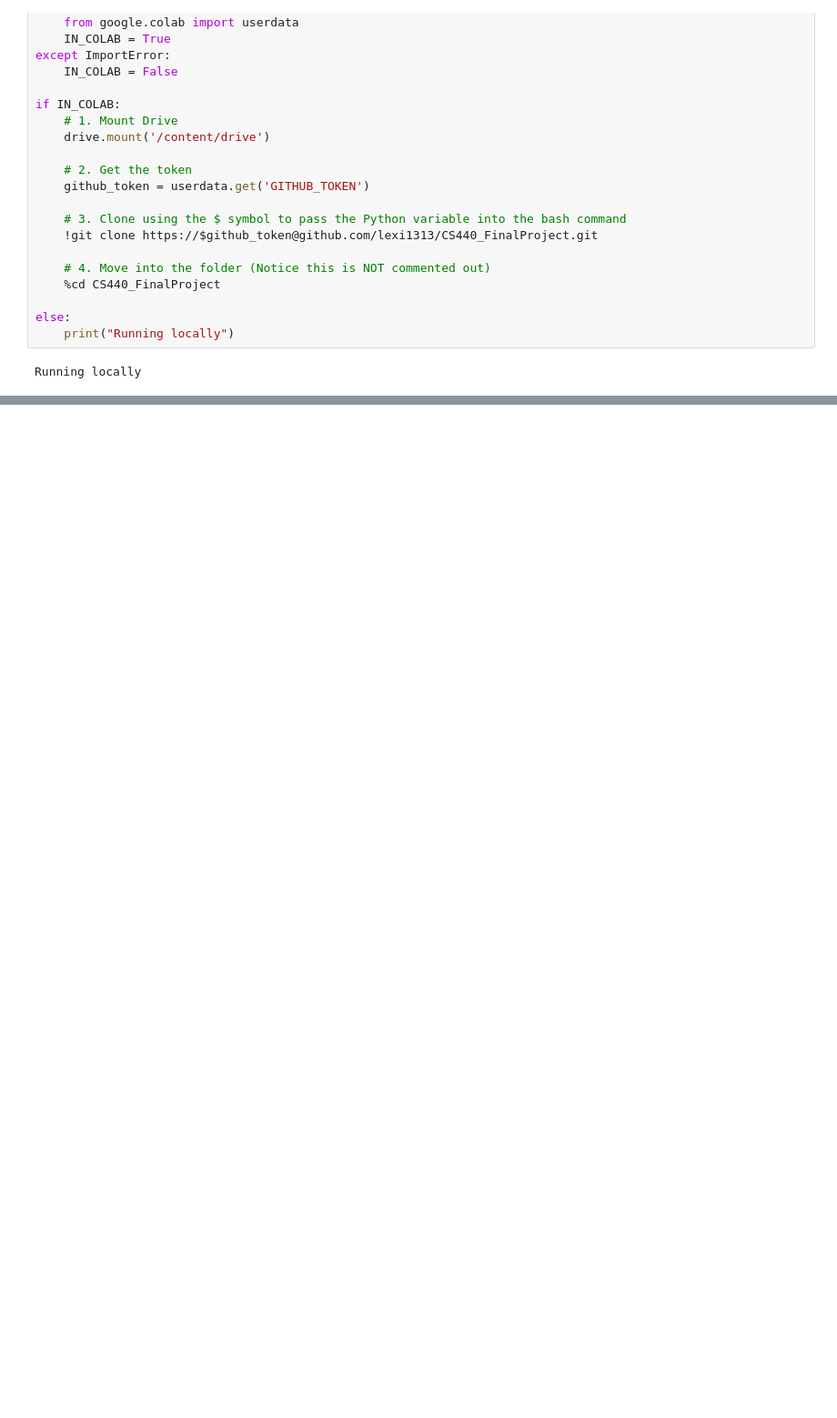
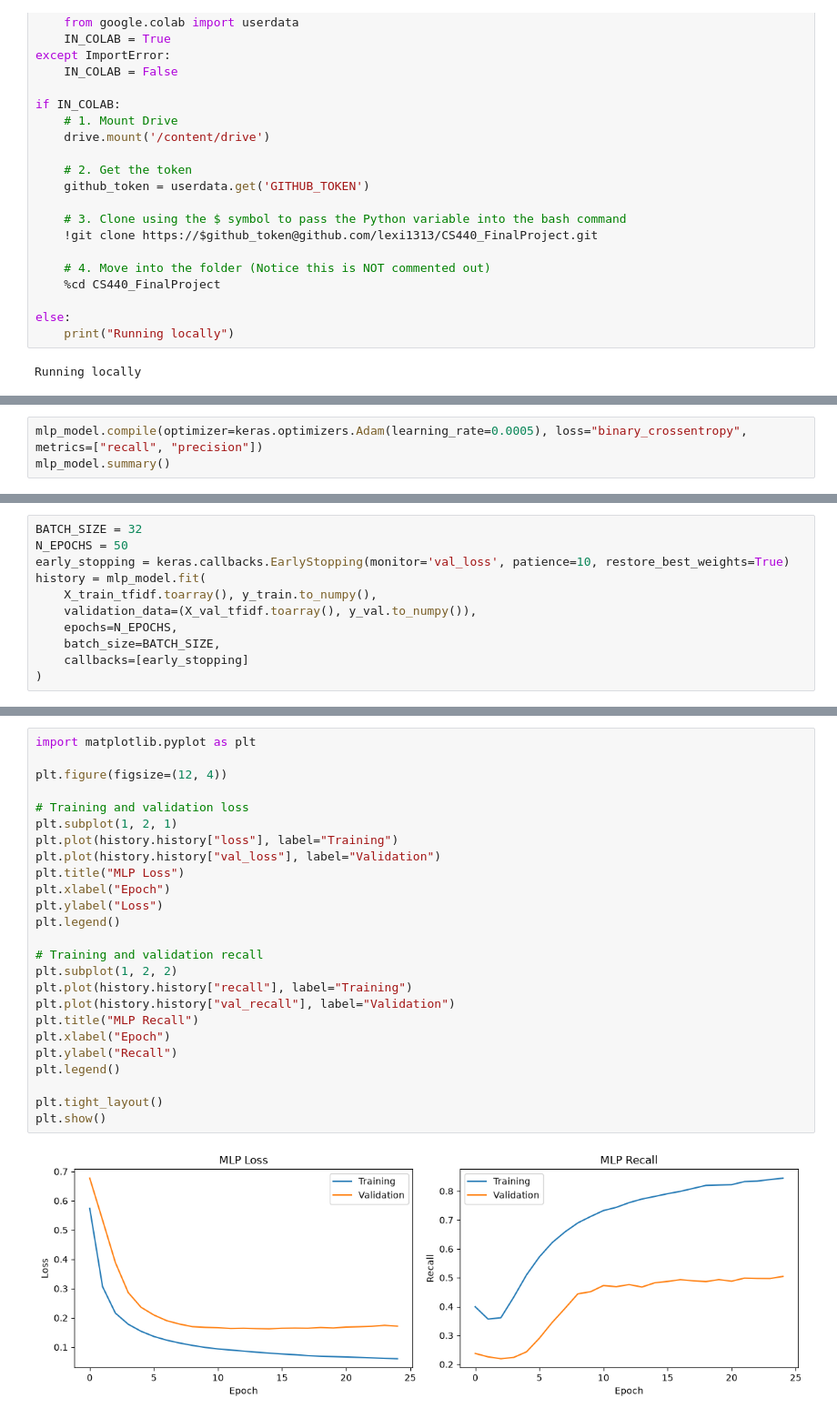
Before and after one commit to lexi1313/CS440_FinalProject, a Jupyter notebook: CS440_FinalProject.ipynb, the cells around one changed output, grey strips where cells are left out. Shown at 91% size. Saved outputs shown, nothing was run; the diff lists cells and outputs as text; blank space fills up the shorter version.

```diff
--- a/CS440_FinalProject.ipynb
+++ b/CS440_FinalProject.ipynb
@@ -76,0 +194,3 @@ Metrics written to rf_metrics.json
+# %%
+mlp_model.compile(optimizer=keras.optimizers.Adam(learning_rate=0.0005), loss="binary_crossentropy", metrics=["recall", "precision"])
+mlp_model.summary()
@@ -76,0 +219,11 @@ Metrics written to rf_metrics.json
+# %%
+BATCH_SIZE = 32
+N_EPOCHS = 50
+early_stopping = keras.callbacks.EarlyStopping(monitor='val_loss', patience=10, restore_best_weights=True)
+history = mlp_model.fit(
+    X_train_tfidf.toarray(), y_train.to_numpy(),
+    validation_data=(X_val_tfidf.toarray(), y_val.to_numpy()),
+    epochs=N_EPOCHS,
+    batch_size=BATCH_SIZE,
+    callbacks=[early_stopping]
+)
@@ -76,0 +248,27 @@ Metrics written to rf_metrics.json
+# %%
+import matplotlib.pyplot as plt
+
+plt.figure(figsize=(12, 4))
+
+# Training and validation loss
+plt.subplot(1, 2, 1)
+plt.plot(history.history["loss"], label="Training")
+plt.plot(history.history["val_loss"], label="Validation")
+plt.title("MLP Loss")
+plt.xlabel("Epoch")
+plt.ylabel("Loss")
+plt.legend()
+
+# Training and validation recall
+plt.subplot(1, 2, 2)
+plt.plot(history.history["recall"], label="Training")
+plt.plot(history.history["val_recall"], label="Validation")
+plt.title("MLP Recall")
+plt.xlabel("Epoch")
+plt.ylabel("Recall")
+plt.legend()
+
+plt.tight_layout()
+plt.show()
+# %% [output]
+[figure, added]
```
Also changed, not shown: parts of 19 cells of this notebook.
